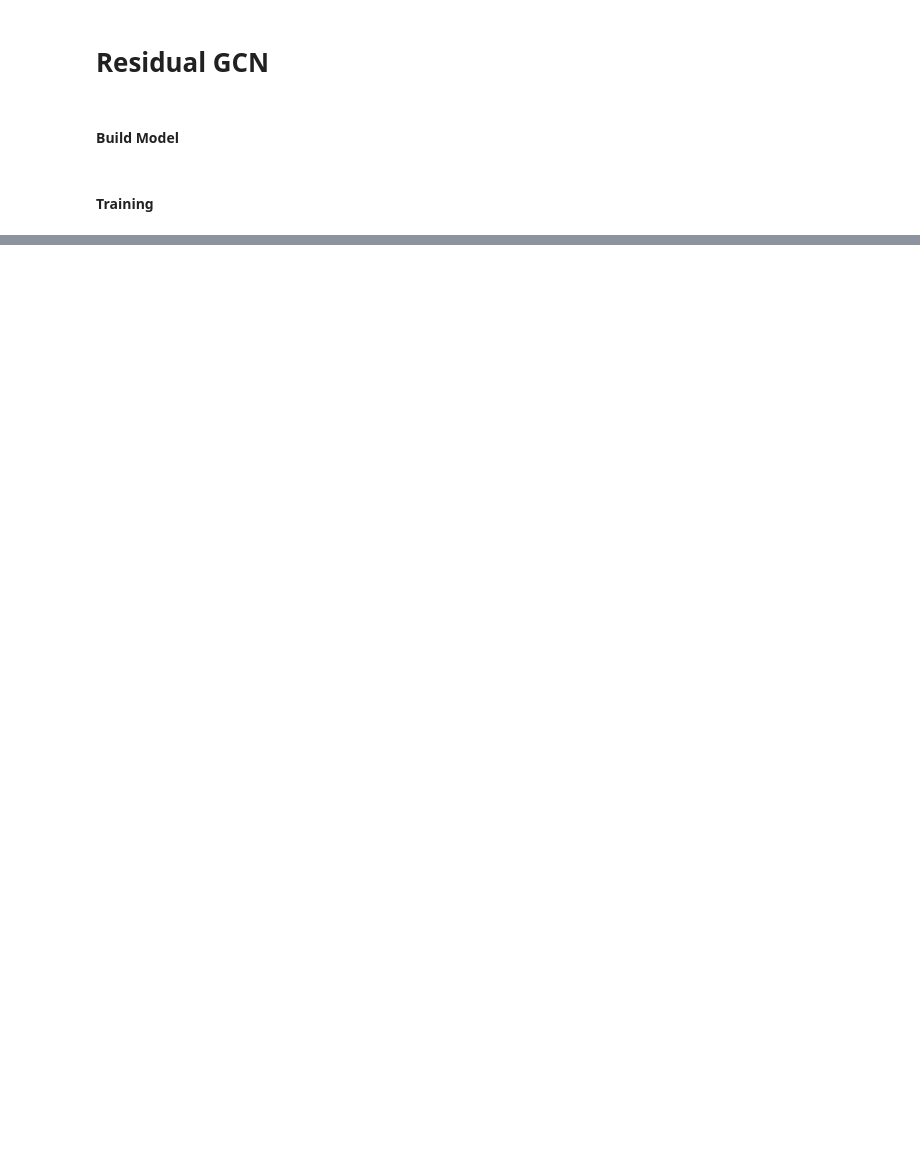
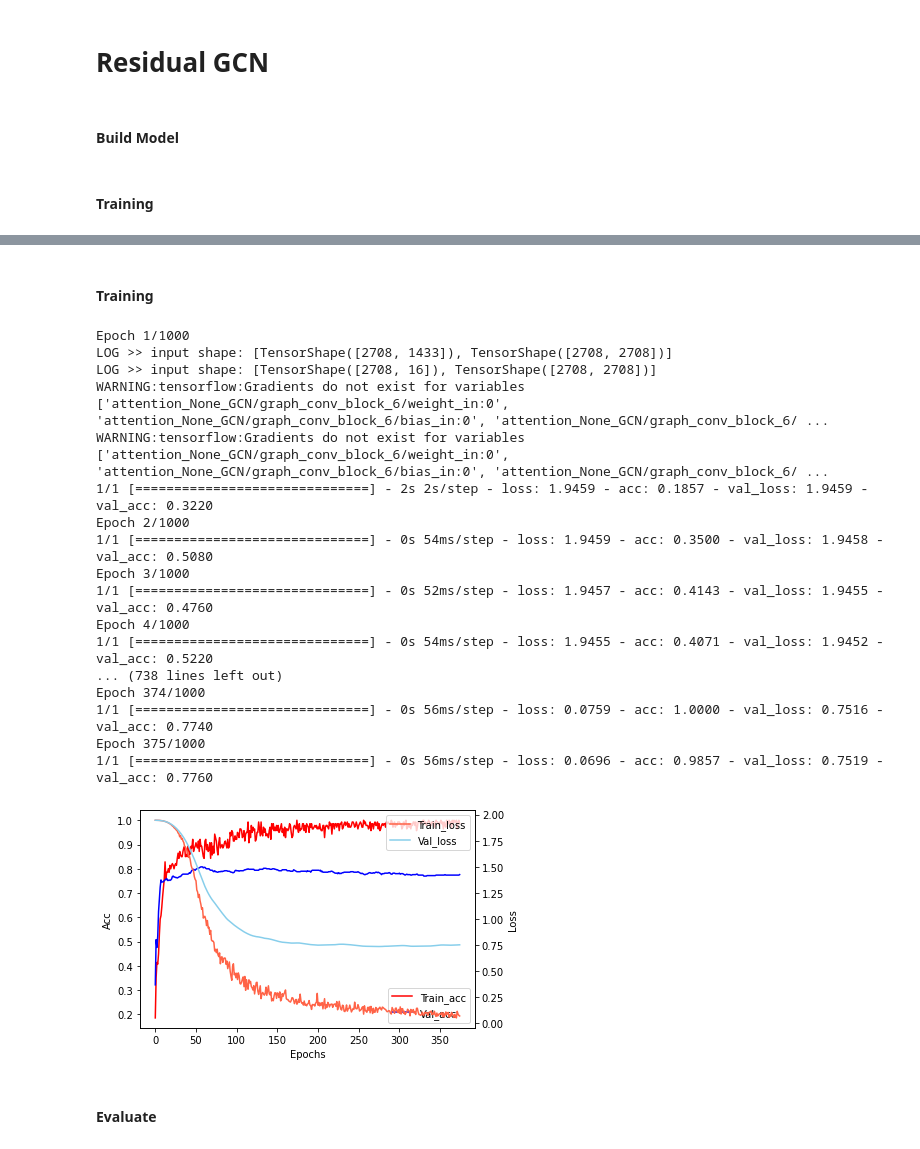
Before and after one commit to comojin1994/GCN, a Jupyter notebook: GCN_new.ipynb, the cells around one changed output, grey strips where cells are left out. Saved outputs shown, nothing was run; the diff lists cells and outputs as text; code cells hidden in the pictures; blank space fills up the shorter version.

```diff
--- a/GCN_new.ipynb
+++ b/GCN_new.ipynb
@@ -412,0 +348,48 @@ InvalidArgumentError: Matrix size-incompatible: In[0]: [2708,16], In[1]: [1433,1
+# %%
+attention_gcn_model = GCN(C.dropout,
+                                activation='relu',
+                                conv_activation='relu',
+                                mode='attention',
+                                sc=None,
+                         attn_heads=8,
+                         concat_heads=False)
+
+attention_gcn_model.compile(
+    optimizer = Adam(lr=C.learning_rate),
+    loss=CategoricalCrossentropy(reduction="sum"),
+    weighted_metrics=["acc"],
+)
+# %% [markdown]
+#### Training
+# %%
+attention_gcn_history = attention_gcn_model.fit(
+    loader_tr.load(),
+    steps_per_epoch=loader_tr.steps_per_epoch,
+    validation_data=loader_va.load(),
+    validation_steps=loader_va.steps_per_epoch,
+    epochs=1000,
+    callbacks=[tf.keras.callbacks.EarlyStopping(patience=100, restore_best_weights=True)]
+)
+
+draw_history(attention_gcn_history, 'AttentionGCN', issave=False)
+# %% [output]
+Epoch 1/1000
+LOG >> input shape: [TensorShape([2708, 1433]), TensorShape([2708, 2708])]
+LOG >> input shape: [TensorShape([2708, 16]), TensorShape([2708, 2708])]
+WARNING:tensorflow:Gradients do not exist for variables ['attention_None_GCN/graph_conv_block_6/weight_in:0', 'attention_None_GCN/graph_conv_block_6/bias_in:0', 'attention_None_GCN/graph_conv_block_6/ ...
+WARNING:tensorflow:Gradients do not exist for variables ['attention_None_GCN/graph_conv_block_6/weight_in:0', 'attention_None_GCN/graph_conv_block_6/bias_in:0', 'attention_None_GCN/graph_conv_block_6/ ...
+1/1 [==============================] - 2s 2s/step - loss: 1.9459 - acc: 0.1857 - val_loss: 1.9459 - val_acc: 0.3220
+Epoch 2/1000
+1/1 [==============================] - 0s 54ms/step - loss: 1.9459 - acc: 0.3500 - val_loss: 1.9458 - val_acc: 0.5080
+Epoch 3/1000
+1/1 [==============================] - 0s 52ms/step - loss: 1.9457 - acc: 0.4143 - val_loss: 1.9455 - val_acc: 0.4760
+Epoch 4/1000
+1/1 [==============================] - 0s 54ms/step - loss: 1.9455 - acc: 0.4071 - val_loss: 1.9452 - val_acc: 0.5220
+... (738 lines left out)
+Epoch 374/1000
+1/1 [==============================] - 0s 56ms/step - loss: 0.0759 - acc: 1.0000 - val_loss: 0.7516 - val_acc: 0.7740
+Epoch 375/1000
+1/1 [==============================] - 0s 56ms/step - loss: 0.0696 - acc: 0.9857 - val_loss: 0.7519 - val_acc: 0.7760
+[figure, added]
+# %% [markdown]
+#### Evaluate
```
Also changed, not shown: parts of 73 cells of this notebook, 1 other file.
